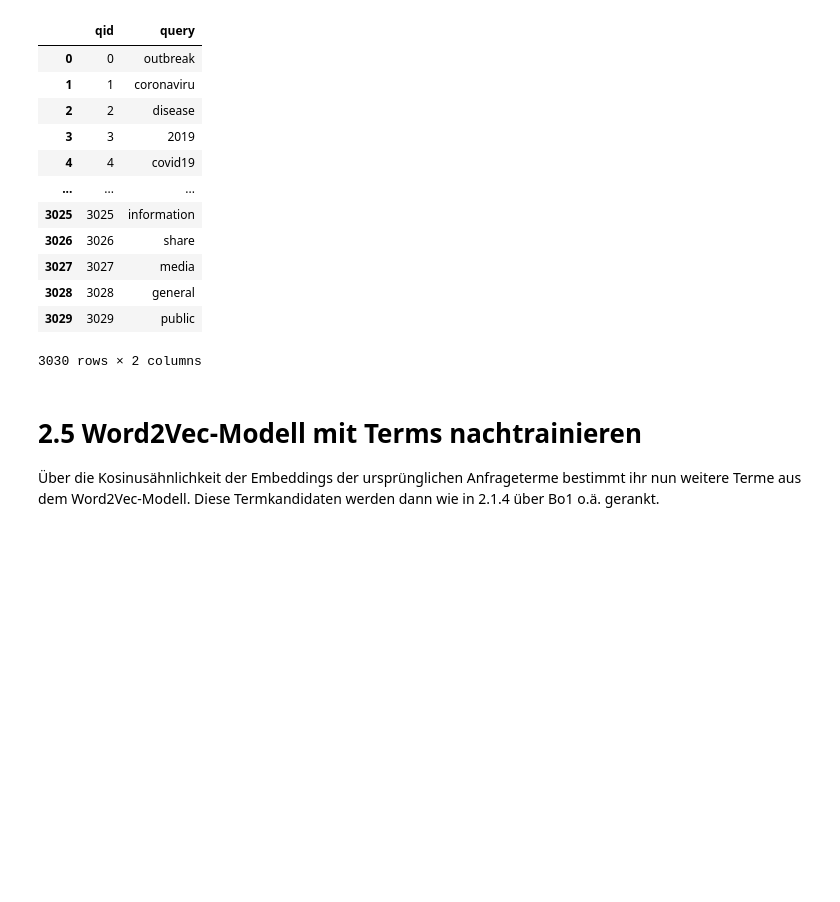
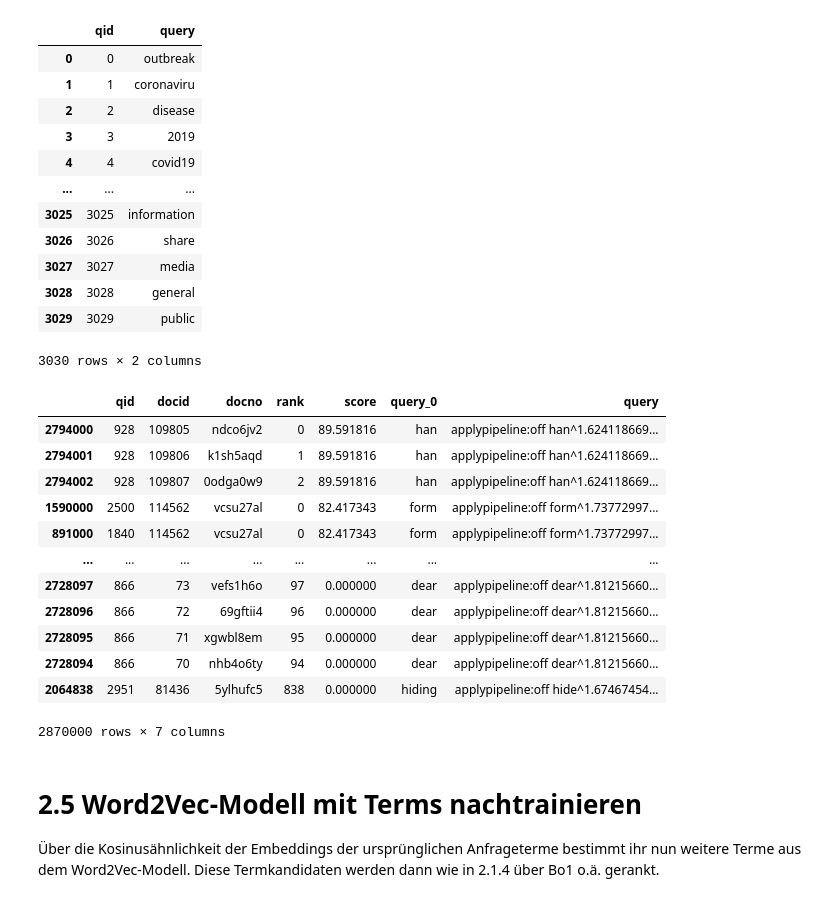
Before and after one commit to Trojan13/packgaabwir2022, a Jupyter notebook: approach.ipynb, the cells around one changed output. Saved outputs shown, nothing was run; the diff lists cells and outputs as text; code cells hidden in the pictures; blank space fills up the shorter version.

```diff
--- a/approach.ipynb
+++ b/approach.ipynb
@@ -547,7 +547,23 @@ bo1 = pt.rewrite.Bo1QueryExpansion(trec_covid_index)
 pipelineQE = bm25 >> bo1 >> bm25
 
 res = pipelineQE.transform(all_terms_df)
-sorted_results = res.sort_values(by="score", ascending=False)
+all_terms_ranked_results = res.sort_values(by="score", ascending=False)
+# %%
+all_terms_ranked_results
+# %% [output]
+|  | qid | docid | docno | rank | score | query_0 | query |
+| 2794000 | 928 | 109805 | ndco6jv2 | 0 | 89.591816 | han | applypipeline:off han^1.624118669... |
+| 2794001 | 928 | 109806 | k1sh5aqd | 1 | 89.591816 | han | applypipeline:off han^1.624118669... |
+| 2794002 | 928 | 109807 | 0odga0w9 | 2 | 89.591816 | han | applypipeline:off han^1.624118669... |
+| 1590000 | 2500 | 114562 | vcsu27al | 0 | 82.417343 | form | applypipeline:off form^1.73772997... |
+| 891000 | 1840 | 114562 | vcsu27al | 0 | 82.417343 | form | applypipeline:off form^1.73772997... |
+| ... | ... | ... | ... | ... | ... | ... | ... |
+| 2728097 | 866 | 73 | vefs1h6o | 97 | 0.000000 | dear | applypipeline:off dear^1.81215660... |
+| 2728096 | 866 | 72 | 69gftii4 | 96 | 0.000000 | dear | applypipeline:off dear^1.81215660... |
+| 2728095 | 866 | 71 | xgwbl8em | 95 | 0.000000 | dear | applypipeline:off dear^1.81215660... |
+| 2728094 | 866 | 70 | nhb4o6ty | 94 | 0.000000 | dear | applypipeline:off dear^1.81215660... |
+| 2064838 | 2951 | 81436 | 5ylhufc5 | 838 | 0.000000 | hiding | applypipeline:off hide^1.67467454... |
+2870000 rows × 7 columns
 # %% [markdown]
 # 2.5 Word2Vec-Modell mit Terms nachtrainieren
 
```
Also changed, not shown: parts of 4 cells of this notebook, 2 other files.
